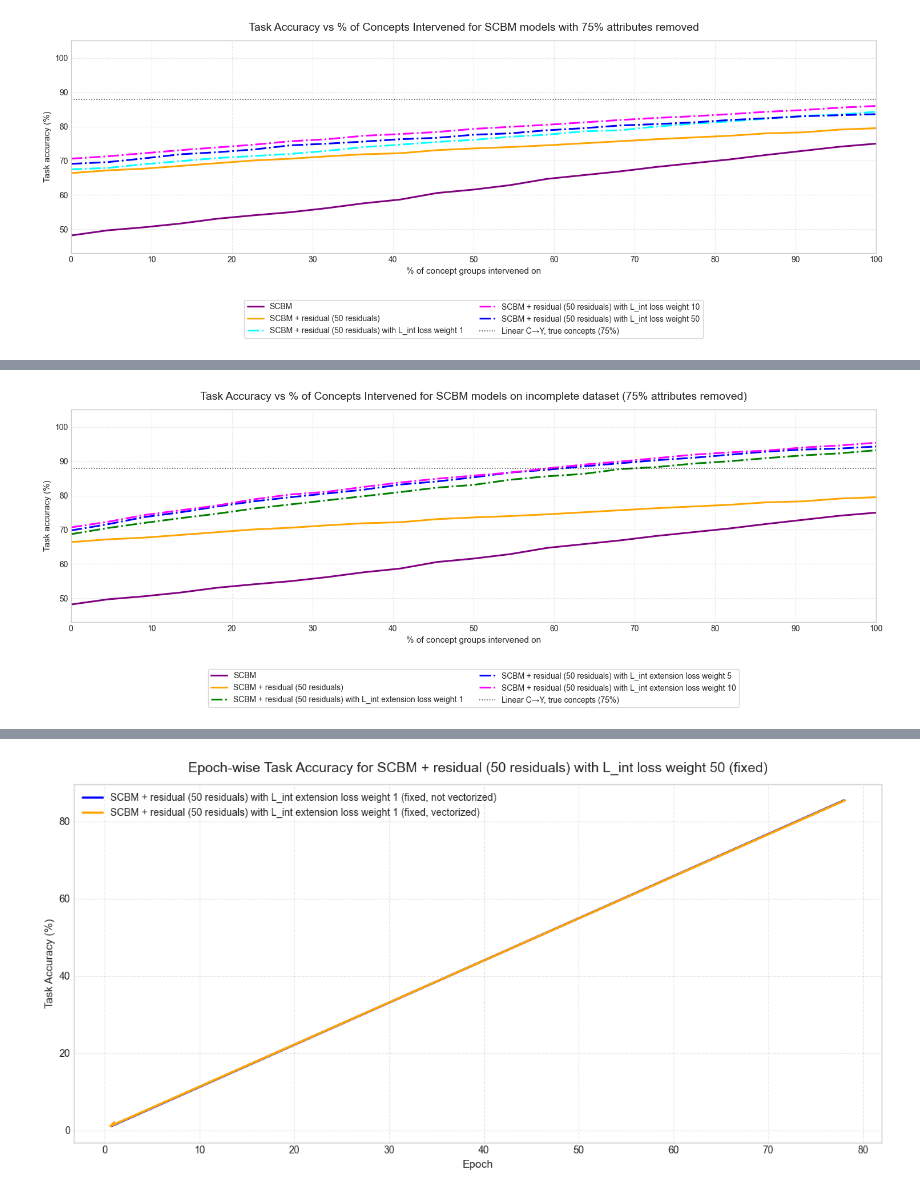
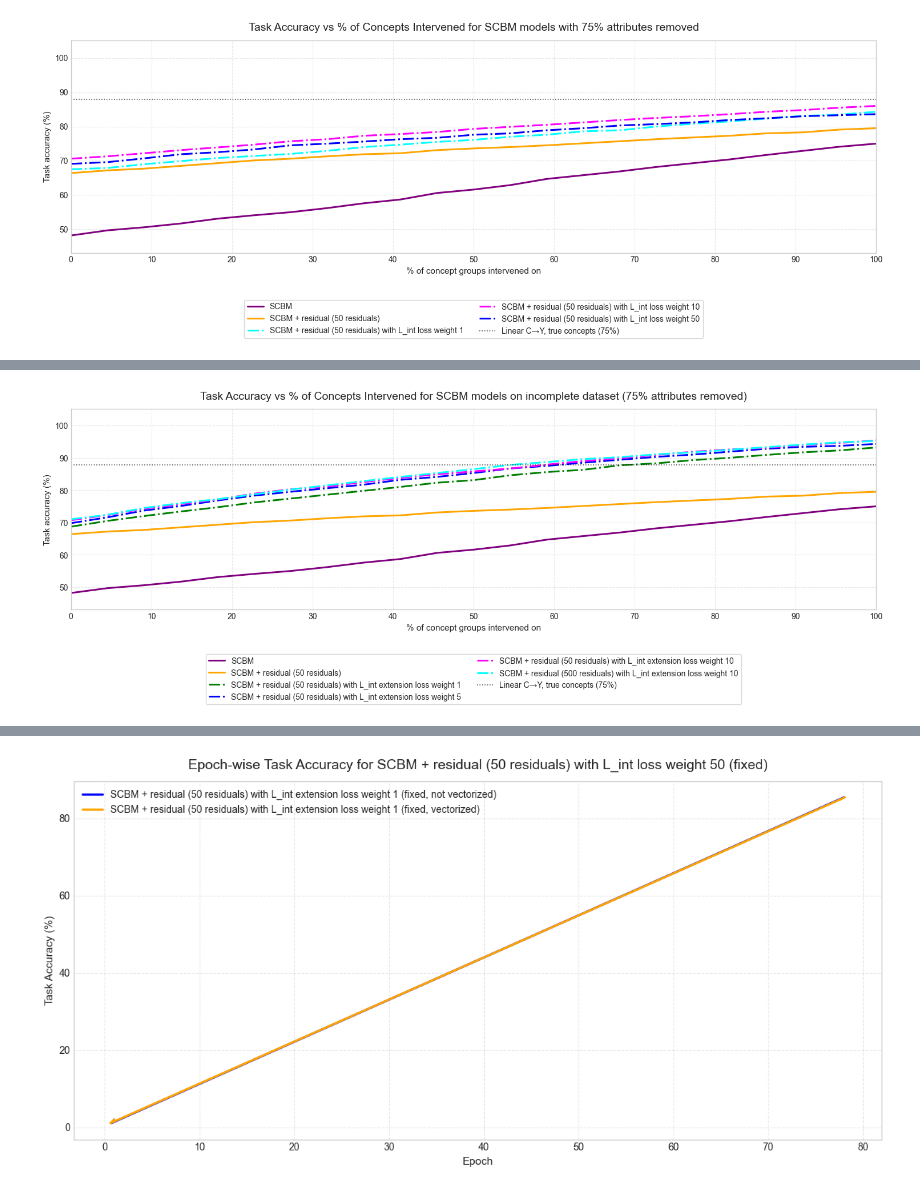
Before and after one commit to stephenmarcou/SCBM_implementation, a Jupyter notebook: results.ipynb, the cells around one changed output, grey strips where cells are left out. Cells and saved outputs as stored; diff of their text form; code cells hidden in the pictures.

```diff
--- a/results.ipynb
+++ b/results.ipynb
@@ -1134,6 +1134,12 @@ model_dir_scbm_075_residual_50_L_int_extension_loss_1_fixed = "Mateo_025_fixed_e
 model_dir_scbm_075_residual_50_L_int_extension_loss_5_fixed = "Mateo_025_fixed_emp_perc_L_int_extension_loss_weight_5_2026-05-12_18-09-57_fc947"
 model_dir_scbm_075_residual_50_L_int_extension_loss_10_fixed = "Mateo_025_fixed_emp_perc_L_int_extension_loss_weight_10_2026-05-12_18-09-57_8a33c"
 model_dir_scbm_075_residual_500_L_int_extension_loss_10_fixed = "Mateo_025_fixed_emp_perc_vectorized_L_int_extension_loss_weight_10_2026-05-13_12-47-54_1f0d4"
+
+(concepts_intervened_list_scbm_075_residual_500_L_int_extension_loss_10_fixed,
+y_accuracies_list_scbm_075_residual_500_L_int_extension_loss_10_fixed,
+c_accuracies_list_scbm_075_residual_500_L_int_extension_loss_10_fixed,
+c_auroc_list_scbm_075_residual_500_L_int_extension_loss_10_fixed) = extract_info_from_intervention_log(model_dir_scbm_075_residual_500_L_int_extension_loss_10_fixed, model_type="scbm_residual", return_c_auroc=True)
+
 
 (concepts_intervened_list_scbm_075_residual_50_L_int_extension_loss_10_fixed,
 y_accuracies_list_scbm_075_residual_50_L_int_extension_loss_10_fixed,
@@ -1189,6 +1195,10 @@ concepts_intervened_pct_scbm_075_residual_50_L_int_extension_loss_5_fixed = [
 
 concepts_intervened_pct_scbm_075_residual_50_L_int_extension_loss_10_fixed = [
     100.0 * c / max_num_concepts_intervened for c in concepts_intervened_list_scbm_075_residual_50_L_int_extension_loss_10_fixed
+]
+
+concepts_intervened_pct_scbm_075_residual_500_L_int_extension_loss_10_fixed = [
+    100.0 * c / max_num_concepts_intervened for c in concepts_intervened_list_scbm_075_residual_500_L_int_extension_loss_10_fixed
 ]
 
 
@@ -1255,6 +1265,16 @@ ax.plot(
     label=r"SCBM + residual (50 residuals) with L_int extension loss weight 10",
 )
 
+ax.plot(
+    concepts_intervened_pct_scbm_075_residual_500_L_int_extension_loss_10_fixed,
+    y_accuracies_list_scbm_075_residual_500_L_int_extension_loss_10_fixed,
+    color = "cyan",
+    linewidth=2.2,
+    markersize=6,
+    linestyle="-.",
+    label=r"SCBM + residual (500 residuals) with L_int extension loss weight 10",
+)
+
 # y to c linear model accuracy
 
 c_to_y_model_dir = os.path.join("experiments", "linear_head", "CUB")
@@ -1284,35 +1304,36 @@ ax.set_xlabel("% of concept groups intervened on", fontsize=11)
 ax.set_ylabel("Task accuracy (%)", fontsize=11)
 ax.xaxis.set_major_locator(MaxNLocator(integer=True, prune=None, nbins=11))
 ax.set_xlim(0, 100)
 
 
 
 y_min = min(
             min(y_accuracies_list_scbm_075), min(y_accuracies_list_scbm_075_residual_50),
             min(y_accuracies_list_scbm_075_residual_50_L_int_extension_loss_1_fixed),
             min(y_accuracies_list_scbm_075_residual_50_L_int_extension_loss_5_fixed),
-            min(y_accuracies_list_scbm_075_residual_50_L_int_extension_loss_10_fixed)
+            min(y_accuracies_list_scbm_075_residual_50_L_int_extension_loss_10_fixed),
+            min(y_accuracies_list_scbm_075_residual_500_L_int_extension_loss_10_fixed)
 
             )
 
 y_max = 100
 
 
 
 pad = max((y_max - y_min) * 0.1, 0.5)
 ax.set_ylim(y_min - pad, y_max + pad)
 
 ax.grid(True, which="major", linestyle="--", alpha=0.45)
 ax.legend(
     loc="upper center",
     bbox_to_anchor=(0.5, -0.2),
     ncol=2,  # spread across columns
     frameon=True
 )
 fig.tight_layout()
 plt.show()
 # %% [output]
-[figure, old version]
+[figure, new version]
 # %%
 df_dict = {
     "Model": [
```
Also changed, not shown: parts of 1 cell of this notebook, 2 other files.
